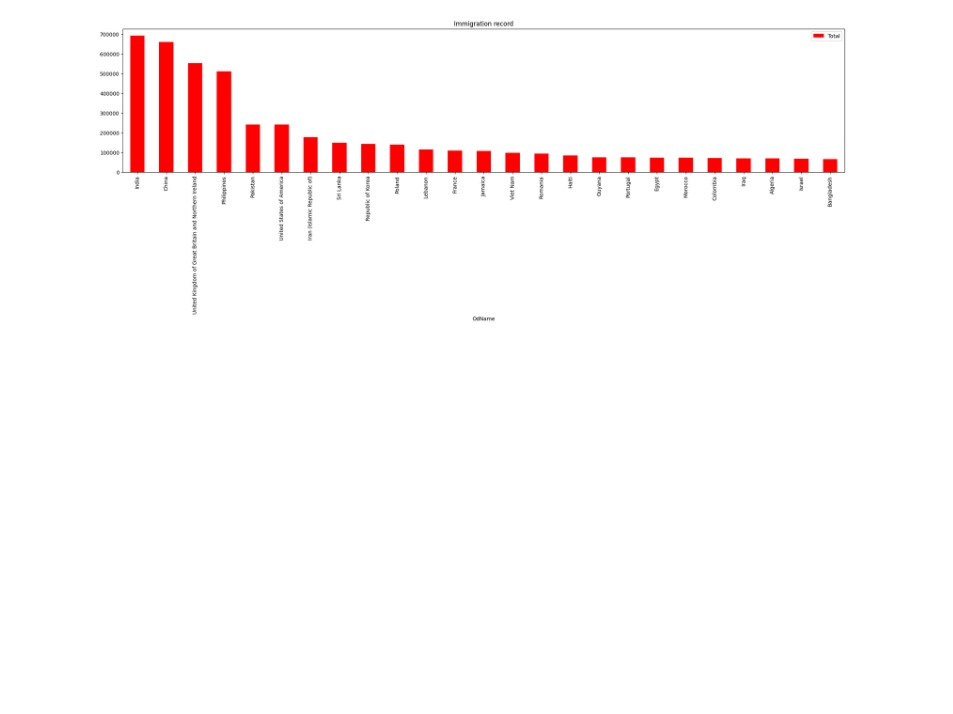
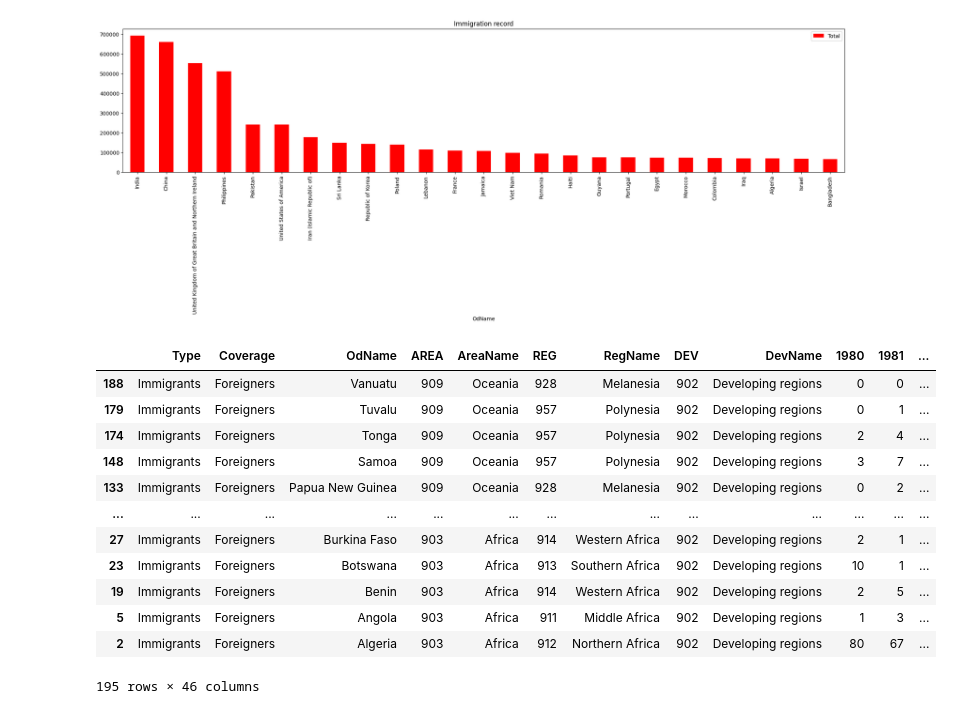
Before and after one commit to KrishnaAgarwal2601/PythonDataScience, a Jupyter notebook: Pandas_basics/analysis.ipynb, the cells around one changed output. Saved outputs shown, nothing was run; the diff lists cells and outputs as text; code cells hidden in the pictures; blank space fills up the shorter version.

```diff
--- a/Pandas_basics/analysis.ipynb
+++ b/Pandas_basics/analysis.ipynb
@@ -343,3 +343,19 @@ df[['OdName','Total']].head(25).plot(
 # %% [output]
 <Axes: title={'center': 'Immigration record'}, xlabel='OdName'>
 [figure]
+# %%
+df.sort_values(by=['AreaName','OdName'],ascending=False)
+# %% [output]
+|  | Type | Coverage | OdName | AREA | AreaName | REG | RegName | DEV | DevName | 1980 | 1981 | ... |
+| 188 | Immigrants | Foreigners | Vanuatu | 909 | Oceania | 928 | Melanesia | 902 | Developing regions | 0 | 0 | ... |
+| 179 | Immigrants | Foreigners | Tuvalu | 909 | Oceania | 957 | Polynesia | 902 | Developing regions | 0 | 1 | ... |
+| 174 | Immigrants | Foreigners | Tonga | 909 | Oceania | 957 | Polynesia | 902 | Developing regions | 2 | 4 | ... |
+| 148 | Immigrants | Foreigners | Samoa | 909 | Oceania | 957 | Polynesia | 902 | Developing regions | 3 | 7 | ... |
+| 133 | Immigrants | Foreigners | Papua New Guinea | 909 | Oceania | 928 | Melanesia | 902 | Developing regions | 0 | 2 | ... |
+| ... | ... | ... | ... | ... | ... | ... | ... | ... | ... | ... | ... | ... |
+| 27 | Immigrants | Foreigners | Burkina Faso | 903 | Africa | 914 | Western Africa | 902 | Developing regions | 2 | 1 | ... |
+| 23 | Immigrants | Foreigners | Botswana | 903 | Africa | 913 | Southern Africa | 902 | Developing regions | 10 | 1 | ... |
+| 19 | Immigrants | Foreigners | Benin | 903 | Africa | 914 | Western Africa | 902 | Developing regions | 2 | 5 | ... |
+| 5 | Immigrants | Foreigners | Angola | 903 | Africa | 911 | Middle Africa | 902 | Developing regions | 1 | 3 | ... |
+| 2 | Immigrants | Foreigners | Algeria | 903 | Africa | 912 | Northern Africa | 902 | Developing regions | 80 | 67 | ... |
+195 rows × 46 columns
```
Also changed, not shown: parts of 13 cells of this notebook.
